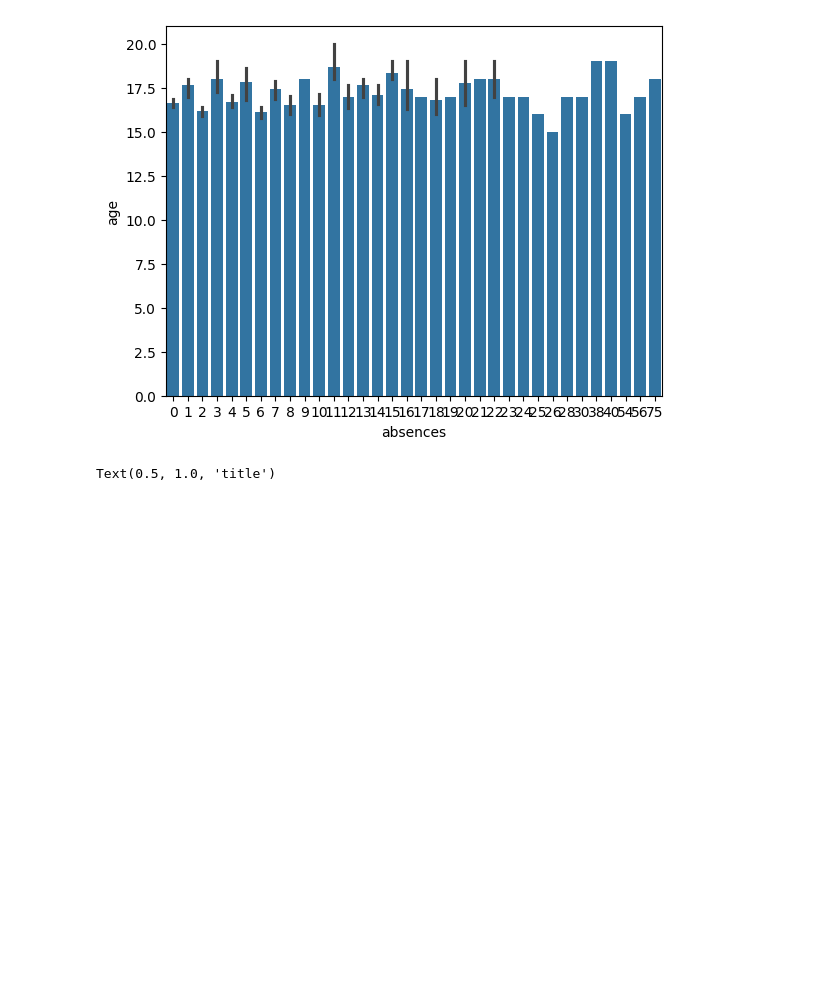
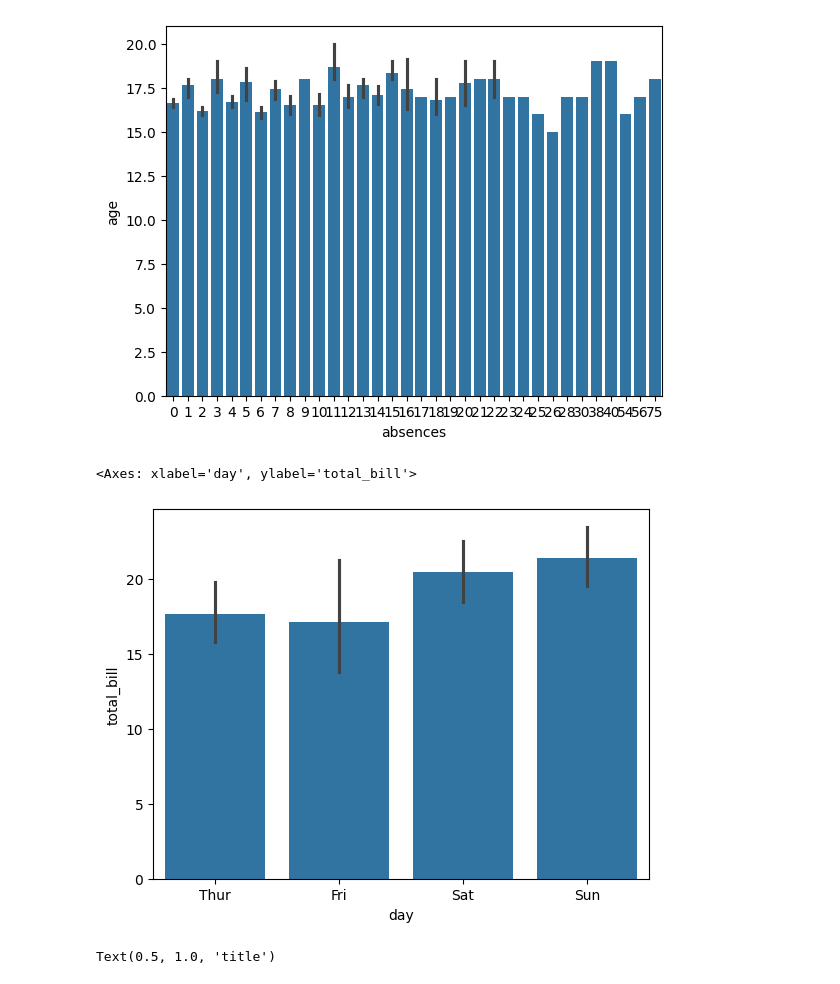
Before and after one commit to arun1248/data-science, a Jupyter notebook: notes/py_ds/sns_plots.ipynb, the cells around one changed output. Cells and saved outputs as stored; diff of their text form; code cells hidden in the pictures; blank space fills up the shorter version.

```diff
--- a/notes/py_ds/sns_plots.ipynb
+++ b/notes/py_ds/sns_plots.ipynb
@@ -80,6 +80,14 @@ sns.barplot(y=dfs.age, x=dfs.absences)
 # %% [output]
 <Axes: xlabel='absences', ylabel='age'>
 [figure]
+# %%
+tips = sns.load_dataset("tips")
+
+# Barplot with 95% confidence interval error bars (default)
+sns.barplot(x="day", y="total_bill", errorbar="ci", data=tips)
+# %% [output]
+<Axes: xlabel='day', ylabel='total_bill'>
+[figure, added]
 # %%
 sns.barplot(x=df.NK, y=df.index)
 plt.xlabel("")
```
Also changed, not shown: parts of 5 cells of this notebook.
